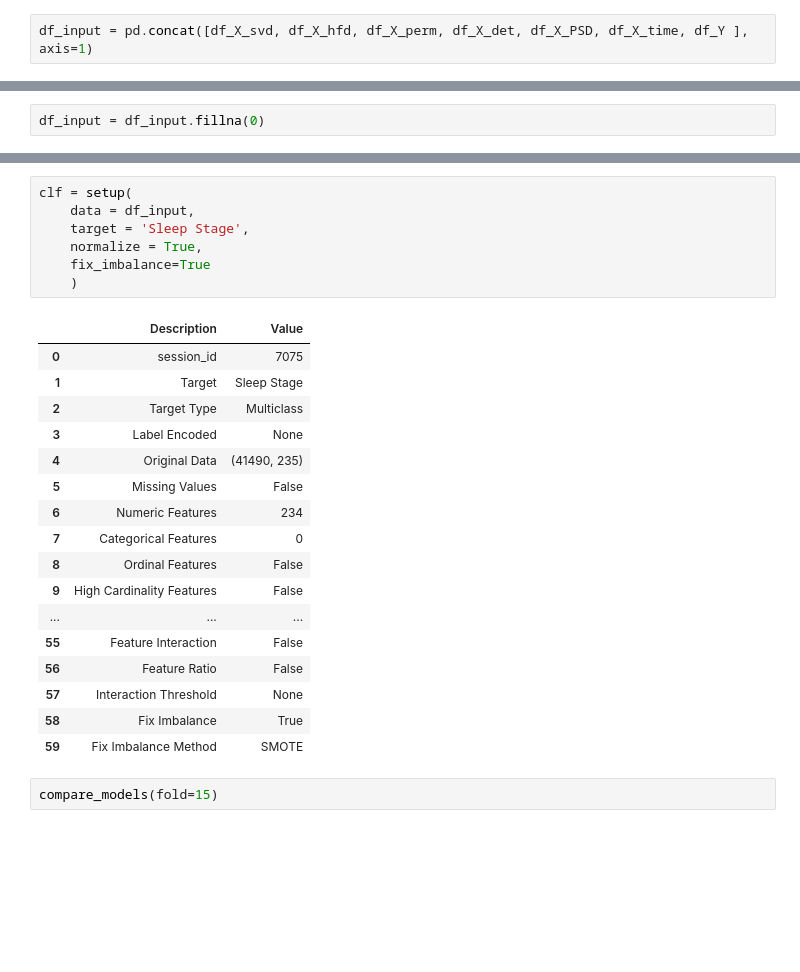
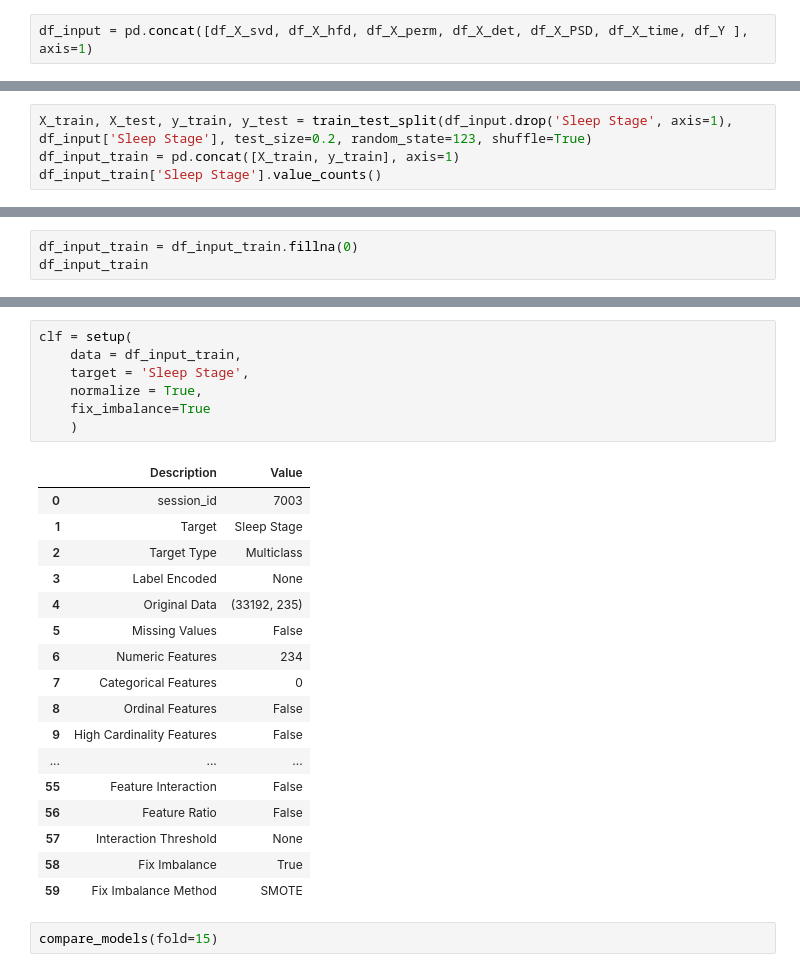
Before and after one commit to UtkarshRedd/Sleep_Stage_Detection_Machine_Learning, a Jupyter notebook: jupyter notebooks/Final with metrics.ipynb, the cells around one changed output, grey strips where cells are left out. Cells and saved outputs as stored; diff of their text form; blank space fills up the shorter version.

```diff
--- a/jupyter notebooks/Final with metrics.ipynb
+++ b/jupyter notebooks/Final with metrics.ipynb
@@ -317,2 +170,4 @@ df_input
-# %%
-df_input = df_input.fillna(0)
+# %%
+X_train, X_test, y_train, y_test = train_test_split(df_input.drop('Sleep Stage', axis=1), df_input['Sleep Stage'], test_size=0.2, random_state=123, shuffle=True)
+df_input_train = pd.concat([X_train, y_train], axis=1)
+df_input_train['Sleep Stage'].value_counts()
@@ -318,0 +181,3 @@ df_input = df_input.fillna(0)
+# %%
+df_input_train = df_input_train.fillna(0)
+df_input_train
@@ -319,17 +198,17 @@ df_input = df_input.fillna(0)
 # %%
 clf = setup(
-    data = df_input,
+    data = df_input_train,
     target = 'Sleep Stage',
     normalize = True,
     fix_imbalance=True
     )
 # %% [output]
 |  | Description | Value |
-| 0 | session_id | 7075 |
+| 0 | session_id | 7003 |
 | 1 | Target | Sleep Stage |
 | 2 | Target Type | Multiclass |
 | 3 | Label Encoded | None |
-| 4 | Original Data | (41490, 235) |
+| 4 | Original Data | (33192, 235) |
 | 5 | Missing Values | False |
 | 6 | Numeric Features | 234 |
 | 7 | Categorical Features | 0 |
```
Also changed, not shown: parts of 60 cells of this notebook, 1 other file.
